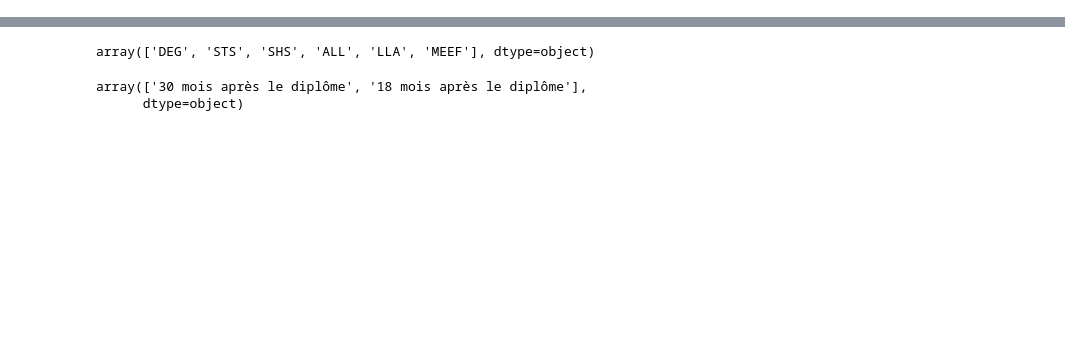
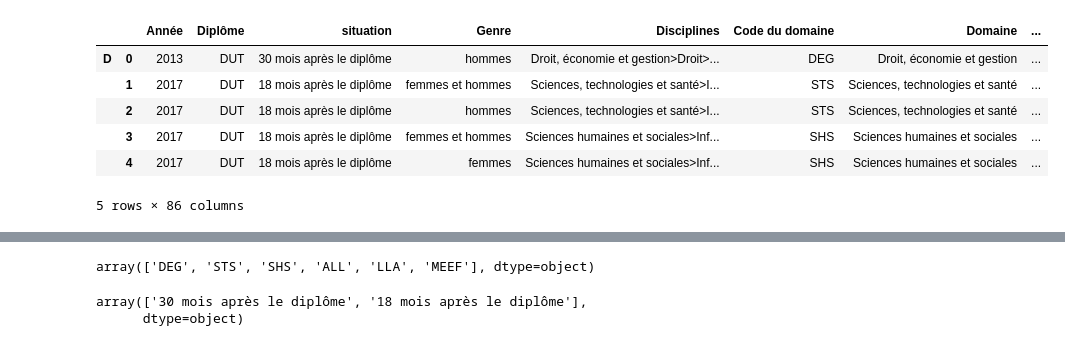
Before and after one commit to smtux/DUDA, a Jupyter notebook: inser_pro/src/pro.ipynb, the cells around one changed output, grey strips where cells are left out. Saved outputs shown, nothing was run; the diff lists cells and outputs as text; code cells hidden in the pictures; blank space fills up the shorter version.

```diff
--- a/inser_pro/src/pro.ipynb
+++ b/inser_pro/src/pro.ipynb
@@ -10,6 +10,16 @@ ins_prof_master = pd.read_csv("../csv/fr-esr-insertion_professionnelle-master_do
 # %%
 # Agrégation de toutes les formations (DUT, LP, MASTER)
 ins_prof = pd.concat([ins_prof_dut, ins_prof_lp, ins_prof_master], keys=["D", "L", "M"])
+# %%
+ins_prof.head()
+# %% [output]
+|  |  | Année | Diplôme | situation | Genre | Disciplines | Code du domaine | Domaine | ... |
+| D | 0 | 2013 | DUT | 30 mois après le diplôme | hommes | Droit, économie et gestion>Droit>... | DEG | Droit, économie et gestion | ... |
+|  | 1 | 2017 | DUT | 18 mois après le diplôme | femmes et hommes | Sciences, technologies et santé>I... | STS | Sciences, technologies et santé | ... |
+|  | 2 | 2017 | DUT | 18 mois après le diplôme | hommes | Sciences, technologies et santé>I... | STS | Sciences, technologies et santé | ... |
+|  | 3 | 2017 | DUT | 18 mois après le diplôme | femmes et hommes | Sciences humaines et sociales>Inf... | SHS | Sciences humaines et sociales | ... |
+|  | 4 | 2017 | DUT | 18 mois après le diplôme | femmes | Sciences humaines et sociales>Inf... | SHS | Sciences humaines et sociales | ... |
+5 rows × 86 columns
 # %%
 ins_prof.info(verbose=True)
 # %% [output]
```
Also changed, not shown: parts of 12 cells of this notebook.
